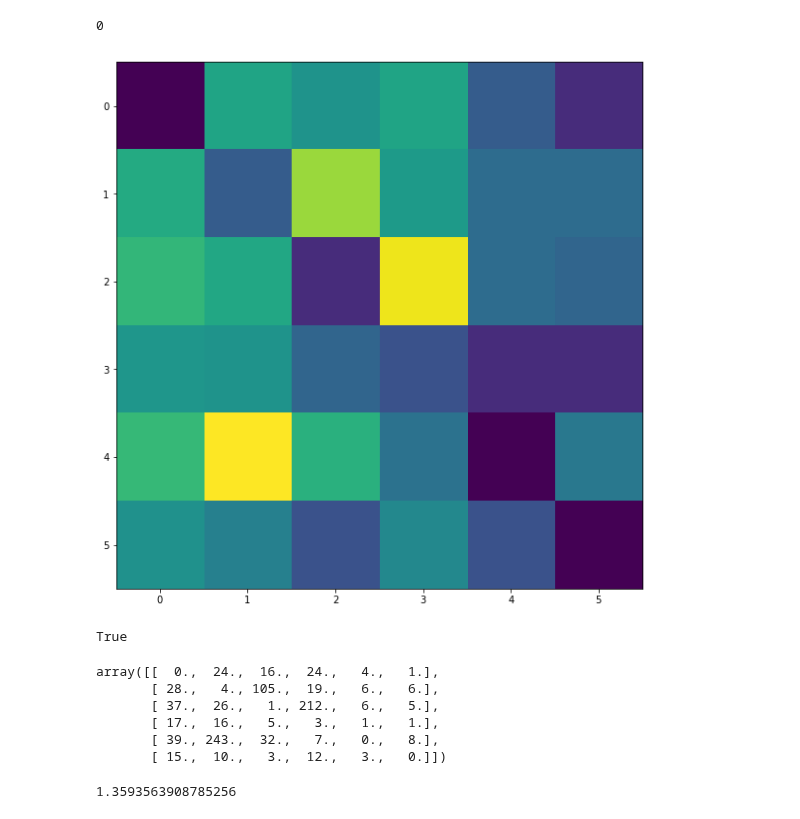
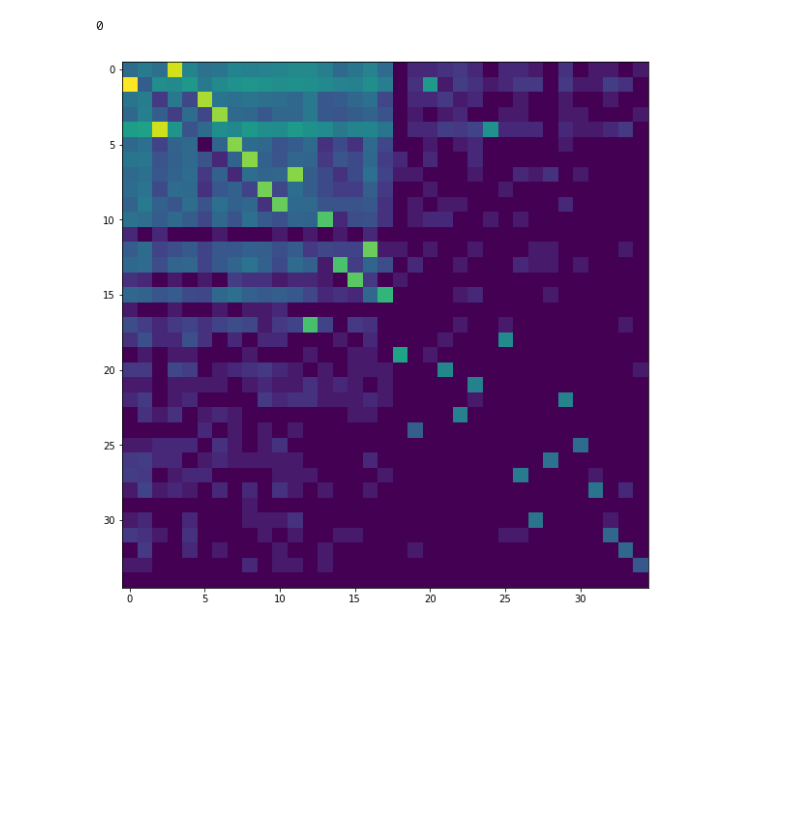
Before and after one commit to rykachevskiy/CRISPR, a Jupyter notebook: hierarcical-pipeline.ipynb, the cells around one changed output. Saved outputs shown, nothing was run; the diff lists cells and outputs as text; code cells hidden in the pictures; blank space fills up the shorter version.

```diff
--- a/hierarcical-pipeline.ipynb
+++ b/hierarcical-pipeline.ipynb
@@ -56,11 +56,20 @@ def process_pair(pair, cl_to_num, t = 6):
 # %%
 LEN = 22
 # %%
-pairs_path = "../data/SlO_15/SlO1_R1_pairs_15.txt"
-lines_path = "../data/SlO_15/SlO1_R1_spacers_15.txt"
+pairs_path = "../data/ES/ES3_R1_pairs.txt"
+lines_path = "../data/ES/ES3_R1_spacers.txt"
+
+#pairs_path = "../data/SlO_15/SlO1_R1_pairs_15.txt"
+#lines_path = "../data/SlO_15/SlO1_R1_spacers_15.txt"
+
+#pairs_path = "../data/Sasha/Sasha1_pairs.txt"
+#lines_path = "../data/Sasha/Sasha1.fasta"
+
+#pairs_path = "../data/Thermus/III/Vesuvius (1)_III_pairs.txt"
+#lines_path = "../data/Thermus/III/Vesuvius (1).III.txt"
 
 with open(lines_path) as f:
-    lines = [x[:LEN] for x in f.readlines()][1::2]
+    lines = [x[:LEN] for x in f.readlines()][1::] #CAREFULLLL
 
 with open(pairs_path) as f:
     pairs = [[y[:LEN] for y in x[:-2].split(' ') ] for x in f.readlines()]
@@ -130,8 +139,8 @@ err
 0
 # %%
 plt.figure(figsize=(10,10))
-plt.imshow(np.log(graph+1)[:6,:6])
+plt.imshow(np.log(graph+1)[:35,:35])
 plt.show()
 # %% [output]
-[figure, old version]
+[figure, new version]
 # %%
@@ -142,17 +151,0 @@ pickle.dump(sp_to_n, open("../data/dicts/SlO_sp_to_n_22", 'wb'))
-# %%
-(gr_2 == graph).sum() == 1800 **2
-# %% [output]
-True
-# %%
-graph[:6, :6]
-# %% [output]
-array([[  0.,  24.,  16.,  24.,   4.,   1.],
-       [ 28.,   4., 105.,  19.,   6.,   6.],
-       [ 37.,  26.,   1., 212.,   6.,   5.],
-       [ 17.,  16.,   5.,   3.,   1.,   1.],
-       [ 39., 243.,  32.,   7.,   0.,   8.],
-       [ 15.,  10.,   3.,  12.,   3.,   0.]])
-# %%
-np.power(10000., 1/30)
-# %% [output]
-1.3593563908785256
```
Also changed, not shown: parts of 11 cells of this notebook, 3 other files.
